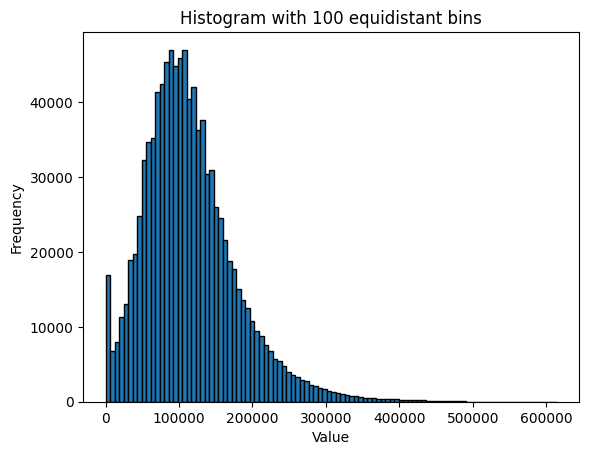
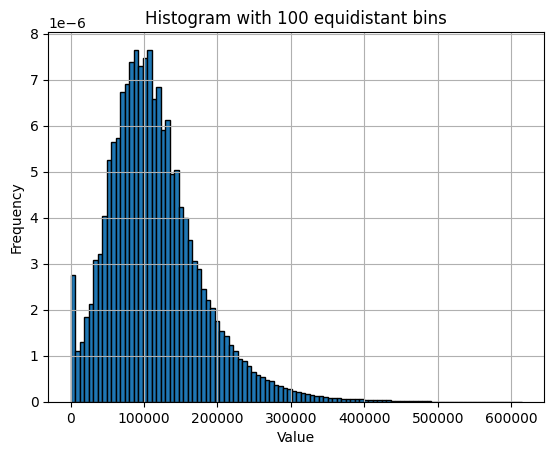
The change to this notebook cell's code, shown as a diff; its figure went from the first image to the second:
--- before
+++ after
@@ -3,8 +3,9 @@
     bins=100,
     range=(xVect.min(), xVect.max()),
-    edgecolor='black'
+    edgecolor='black', density = True
 )
 plt.xlabel("Value")
 plt.ylabel("Frequency")
 plt.title("Histogram with 100 equidistant bins")
+plt.grid(True)
 plt.show()

Commit: Lecture 12.12.25